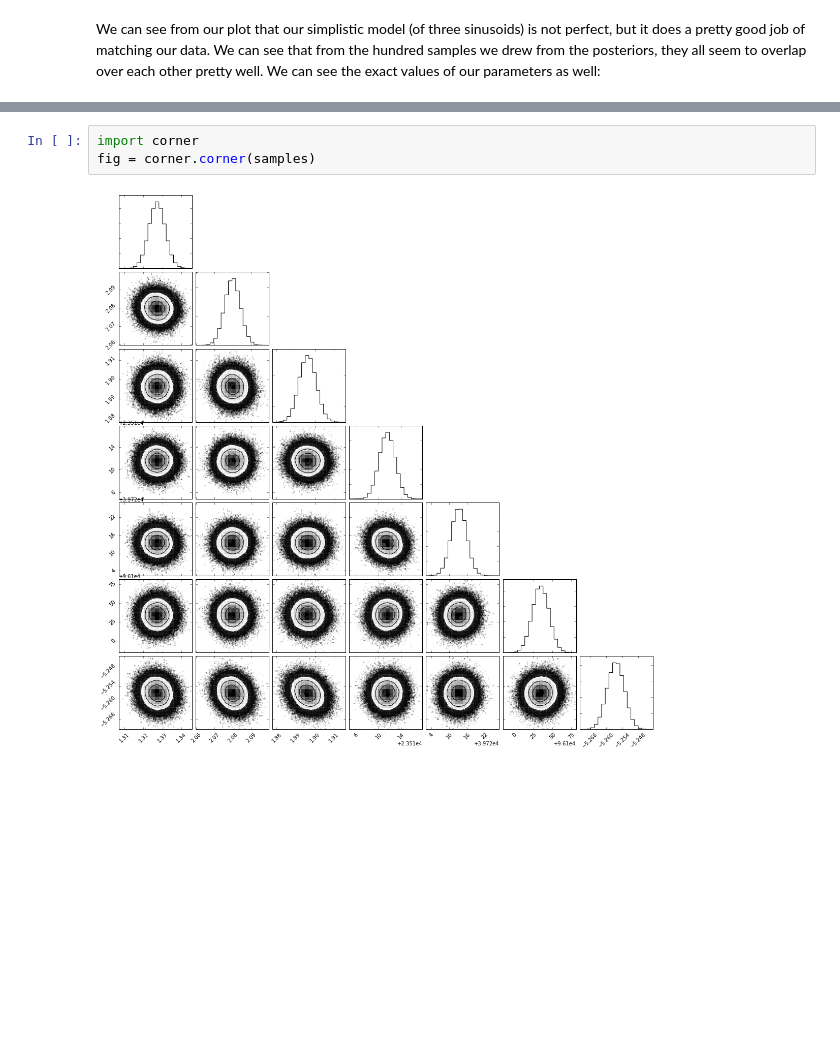
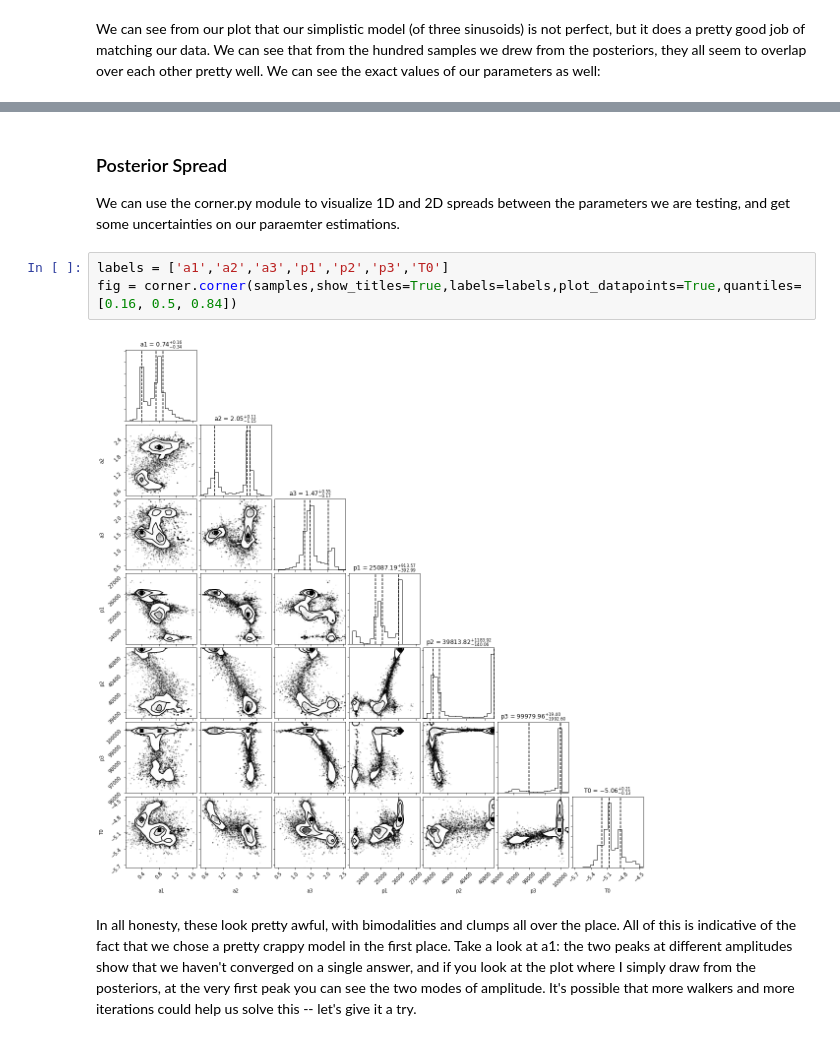
Before and after one commit to prappleizer/prappleizer.github.io, a Jupyter notebook: MCMC.ipynb, the cells around one changed output, grey strips where cells are left out. Saved outputs shown, nothing was run; the diff lists cells and outputs as text; blank space fills up the shorter version.

```diff
--- a/MCMC.ipynb
+++ b/MCMC.ipynb
@@ -216,5 +171,10 @@ plt.show()
-# %%
-import corner
-fig = corner.corner(samples)
-# %% [output]
-[figure, removed]
+# %% [markdown]
+### Posterior Spread
+We can use the corner.py module to visualize 1D and 2D spreads between the parameters we are testing, and get some uncertainties on our paraemter estimations.
+# %%
+labels = ['a1','a2','a3','p1','p2','p3','T0']
+fig = corner.corner(samples,show_titles=True,labels=labels,plot_datapoints=True,quantiles=[0.16, 0.5, 0.84])
+# %% [output]
+[figure, added]
+# %% [markdown]
+In all honesty, these look pretty awful, with bimodalities and clumps all over the place. All of this is indicative of the fact that we chose a pretty crappy model in the first place. Take a look at a1: the two peaks at different amplitudes show that we haven't converged on a single answer, and if you look at the plot where I simply draw from the posteriors, at the very first peak you can see the two modes of amplitude. It's possible that more walkers and more iterations could help us solve this -- let's give it a try.
```
Also changed, not shown: parts of 22 cells of this notebook, 5 other files.
